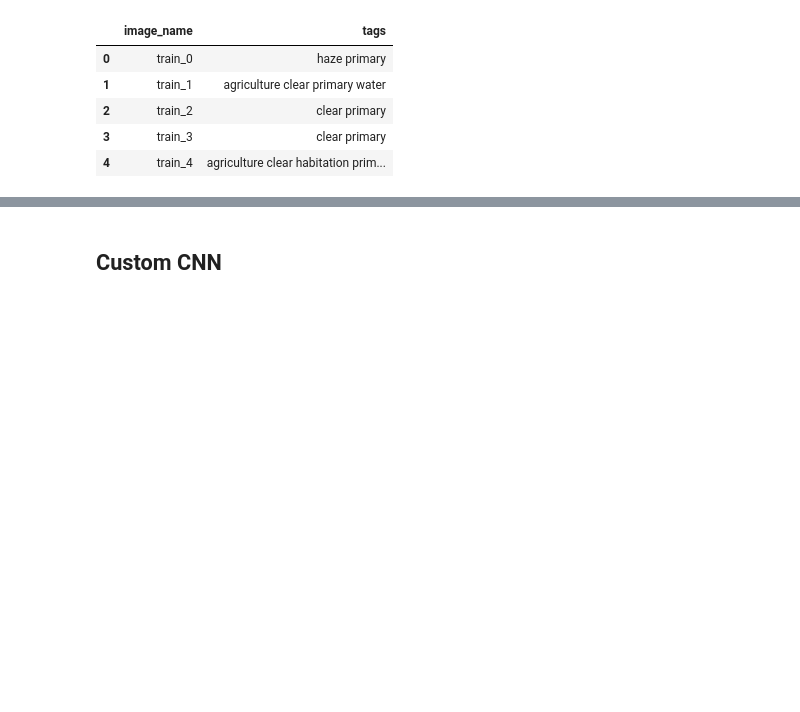
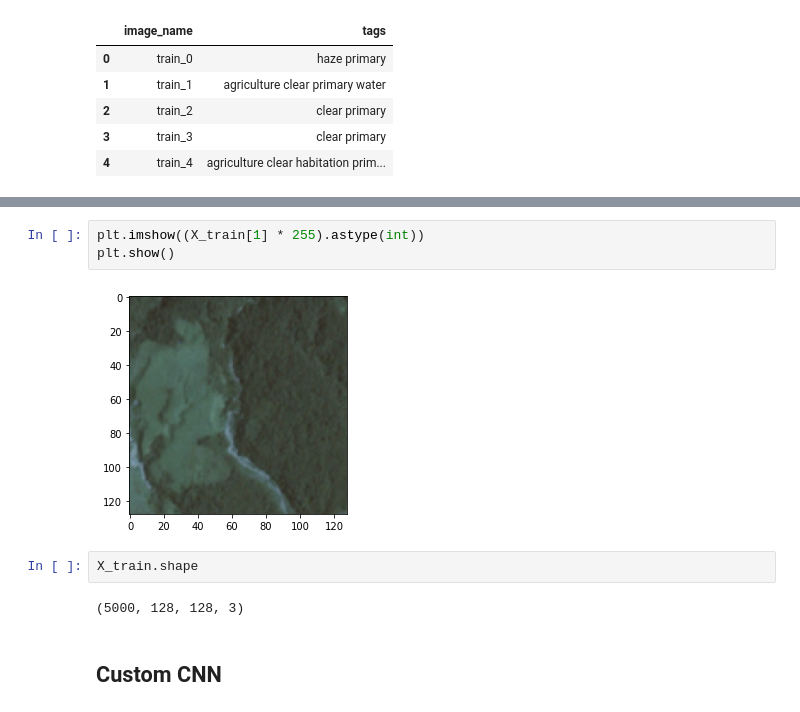
Before and after one commit to JakubStanczak/Amazon_forest_classification, a Jupyter notebook: Amazon_forest.ipynb, the cells around one changed output, grey strips where cells are left out. Drawn from its saved outputs; the diff is of its cells as text; blank space fills up the shorter version.

```diff
--- a/Amazon_forest.ipynb
+++ b/Amazon_forest.ipynb
@@ -147,2 +145,11 @@ print( len(labels), labels )
+# %%
+plt.imshow((X_train[1] * 255).astype(int))
+plt.show()
+# %% [output]
+[figure, added]
+# %%
+X_train.shape
+# %% [output]
+(5000, 128, 128, 3)
 # %% [markdown]
 ## Custom CNN
```
Also changed, not shown: parts of 34 cells of this notebook, 1 other file.
